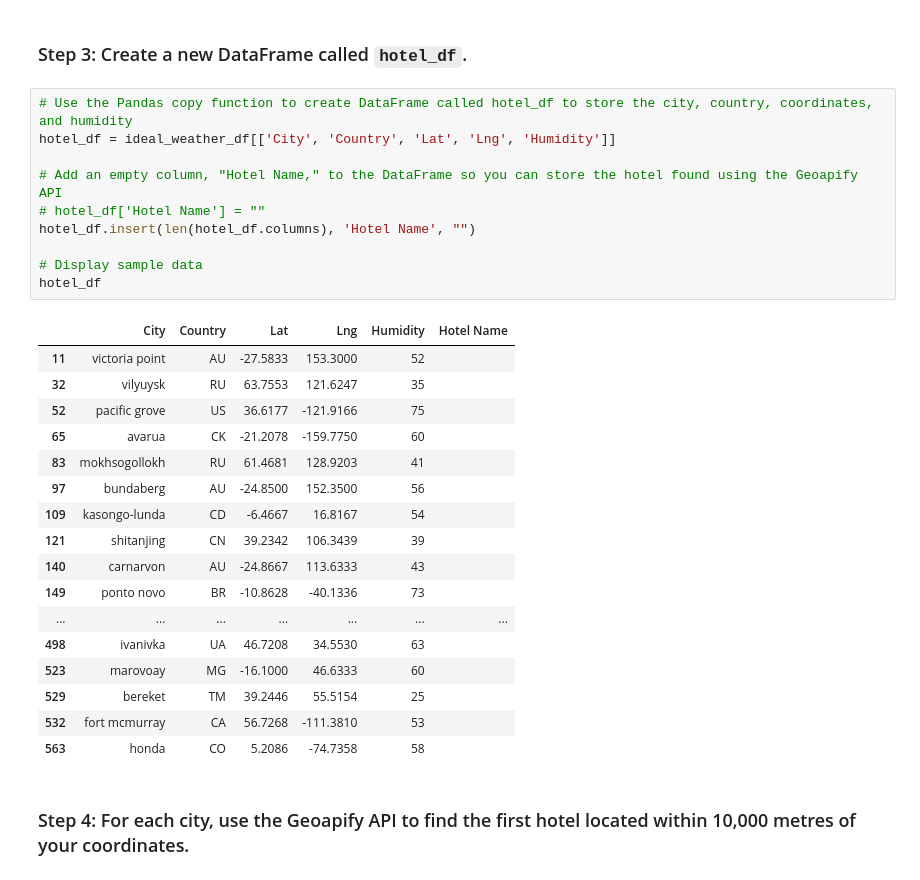
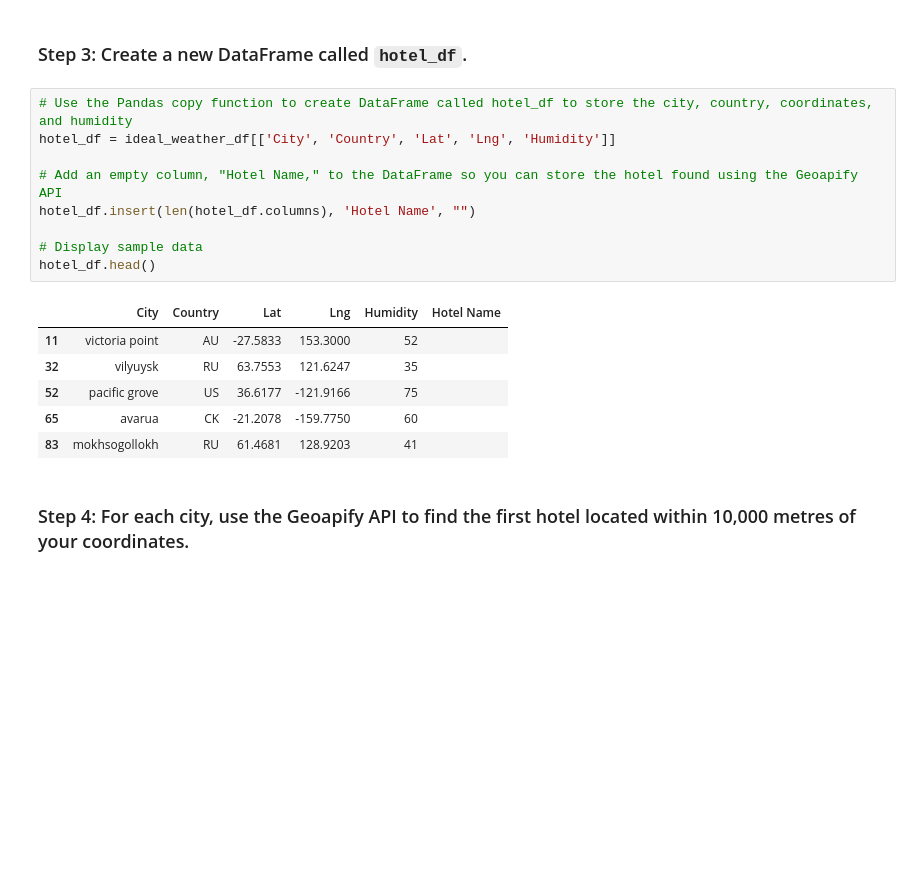
Before and after one commit to alyssahondrade/python-api-challenge, a Jupyter notebook: VacationPy.ipynb, the cells around one changed output. Cells and saved outputs as stored; diff of their text form; blank space fills up the shorter version.

```diff
--- a/VacationPy.ipynb
+++ b/VacationPy.ipynb
@@ -99,31 +90,19 @@ ideal_weather_df
 # %%
 # Use the Pandas copy function to create DataFrame called hotel_df to store the city, country, coordinates, and humidity
 hotel_df = ideal_weather_df[['City', 'Country', 'Lat', 'Lng', 'Humidity']]
 
 # Add an empty column, "Hotel Name," to the DataFrame so you can store the hotel found using the Geoapify API
-# hotel_df['Hotel Name'] = ""
 hotel_df.insert(len(hotel_df.columns), 'Hotel Name', "")
 
 # Display sample data
-hotel_df
+hotel_df.head()
 # %% [output]
 |  | City | Country | Lat | Lng | Humidity | Hotel Name |
 | 11 | victoria point | AU | -27.5833 | 153.3000 | 52 |  |
 | 32 | vilyuysk | RU | 63.7553 | 121.6247 | 35 |  |
 | 52 | pacific grove | US | 36.6177 | -121.9166 | 75 |  |
 | 65 | avarua | CK | -21.2078 | -159.7750 | 60 |  |
 | 83 | mokhsogollokh | RU | 61.4681 | 128.9203 | 41 |  |
-| 97 | bundaberg | AU | -24.8500 | 152.3500 | 56 |  |
-| 109 | kasongo-lunda | CD | -6.4667 | 16.8167 | 54 |  |
-| 121 | shitanjing | CN | 39.2342 | 106.3439 | 39 |  |
-| 140 | carnarvon | AU | -24.8667 | 113.6333 | 43 |  |
-| 149 | ponto novo | BR | -10.8628 | -40.1336 | 73 |  |
-| ... | ... | ... | ... | ... | ... | ... |
-| 498 | ivanivka | UA | 46.7208 | 34.5530 | 63 |  |
-| 523 | marovoay | MG | -16.1000 | 46.6333 | 60 |  |
-| 529 | bereket | TM | 39.2446 | 55.5154 | 25 |  |
-| 532 | fort mcmurray | CA | 56.7268 | -111.3810 | 53 |  |
-| 563 | honda | CO | 5.2086 | -74.7358 | 58 |  |
 # %% [markdown]
 ### Step 4: For each city, use the Geoapify API to find the first hotel located within 10,000 metres of your coordinates.
 # %%
```
Also changed, not shown: parts of 4 cells of this notebook, 1 other file.
